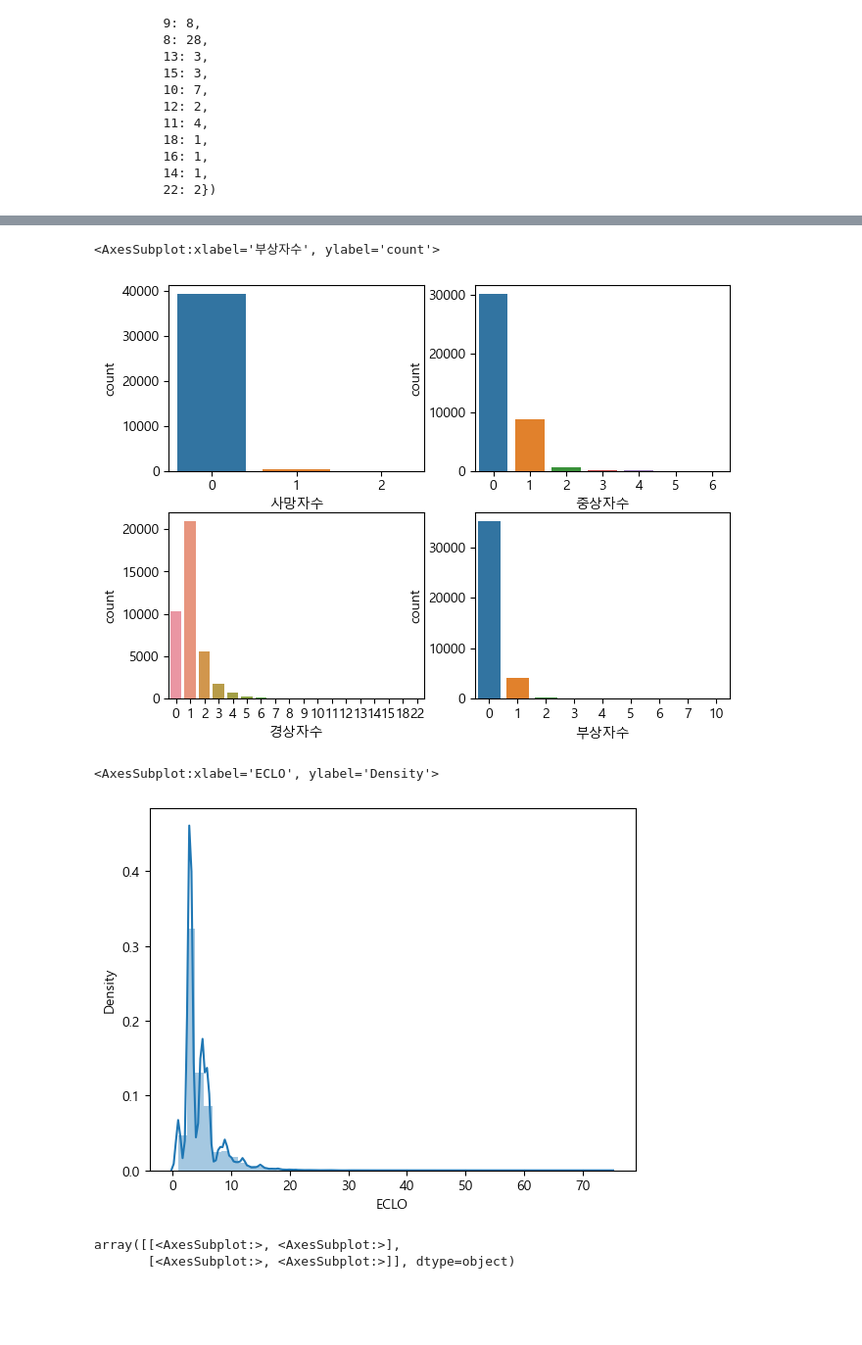
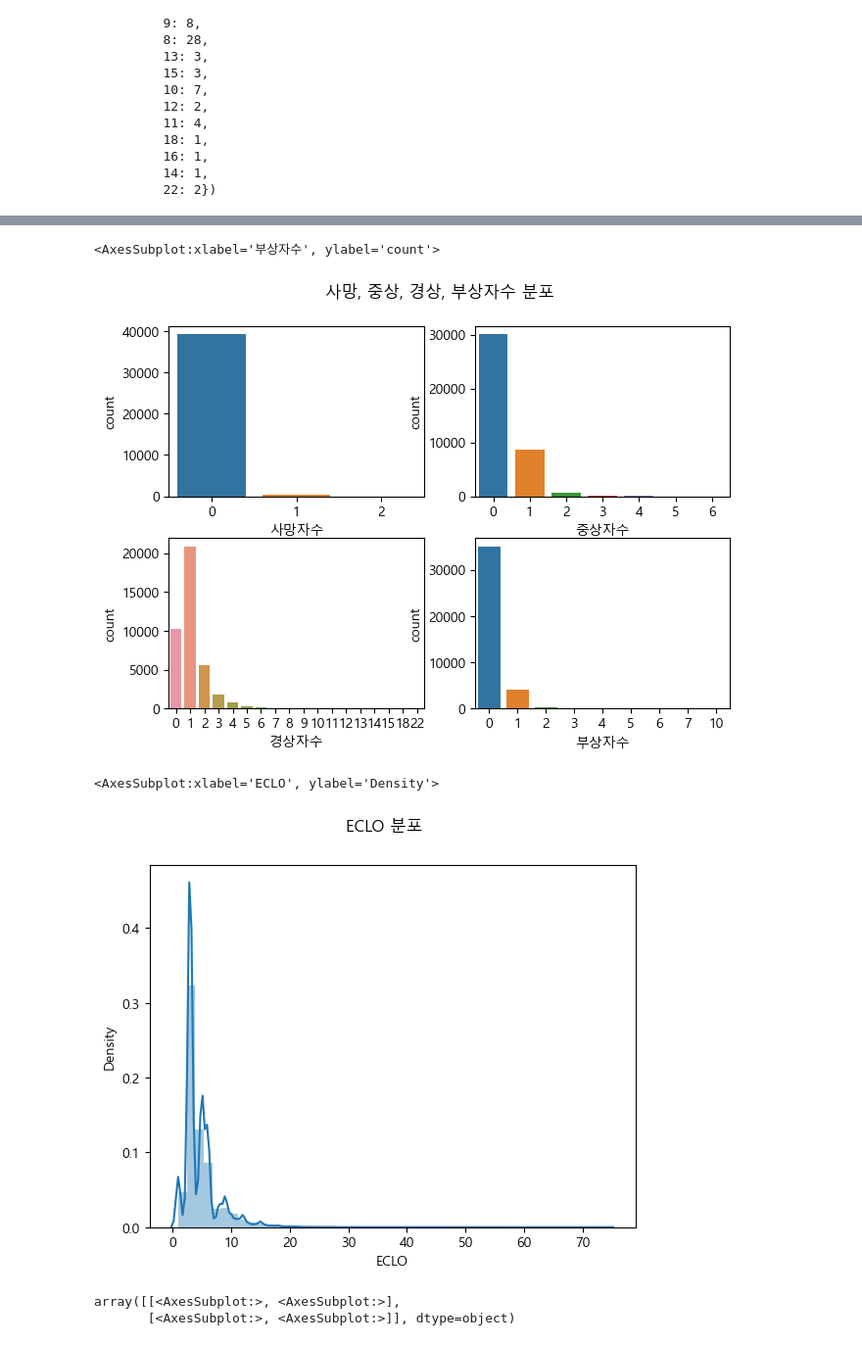
Before and after one commit to p-jiho/Traffic_Accident_Prediction, a Jupyter notebook: EDA.ipynb, the cells around one changed output, grey strips where cells are left out. Shown at 98% size. Saved outputs shown, nothing was run; the diff lists cells and outputs as text; code cells hidden in the pictures; blank space fills up the shorter version.

```diff
--- a/EDA.ipynb
+++ b/EDA.ipynb
@@ -195,14 +170,13 @@ CCTV["어린이보호구역"] = [1 if i == 2 else 0 for i in CCTV.보호구역
 CCTV["노인보호구역"] = [1 if i == 1 else 0 for i in CCTV.보호구역구분]
 CCTV["기타보호구역"] = [1 if i == 99 else 0 for i in CCTV.보호구역구분]
 
-# 단속구분
+# 단속구분 -> 데이터 확인 결과 통행위반인 경우는 없으므로 삭제
 CCTV["속도단속"] = [1 if i == 1 else 0 for i in CCTV.단속구분]
 CCTV["신호단속"] = [1 if i == 2 else 0 for i in CCTV.단속구분]
-CCTV["통행위반"] = [1 if i == 3 else 0 for i in CCTV.단속구분]
 CCTV["불법주정차"] = [1 if i == 4 else 0 for i in CCTV.단속구분]
 CCTV["기타단속"] = [1 if i == 99 else 0 for i in CCTV.단속구분]
 
-CCTV = CCTV[['설치연도', '구', '어린이보호구역', '노인보호구역', '기타보호구역', '속도단속', '신호단속', '통행위반',
+CCTV = CCTV[['설치연도', '구', '어린이보호구역', '노인보호구역', '기타보호구역', '속도단속', '신호단속',
        '불법주정차', '기타단속']]
 
 CCTV
@@ -277,7 +251,7 @@ CCTV_Total = pd.concat([CCTV_2019_Total, CCTV_2020_Total, CCTV_2021_Total, CCTV_
 
 train_new = pd.merge(train_new, CCTV_Total, how = "left", on = ["구", "Year"])
 train_new = train_new.fillna(0)
-train_new["총CCTV개수"] = train_new[['속도단속', '신호단속', '통행위반', '불법주정차', '기타단속']].sum(axis=1)
+train_new["총CCTV개수"] = train_new[['속도단속', '신호단속', '불법주정차', '기타단속']].sum(axis=1)
 # %%
 train_new
 # %% [output]
@@ -464,6 +418,9 @@ train_new[train_new.사망자수 + train_new.중상자수 + train_new.경상자
 # %%
 plt.rcParams['font.family'] = 'Malgun Gothic'
+
 fig, ax = plt.subplots(nrows = 2, ncols=2)
+
+plt.suptitle("사망, 중상, 경상, 부상자수 분포")
 fig.tight_layout()
 sns.countplot(train_new["사망자수"], ax = ax[0, 0])
 sns.countplot(train_new["중상자수"], ax = ax[0, 1])
@@ -471,12 +428,14 @@ sns.countplot(train_new["경상자수"], ax = ax[1, 0])
 sns.countplot(train_new["부상자수"], ax = ax[1, 1])
 # %% [output]
 <AxesSubplot:xlabel='부상자수', ylabel='count'>
-[figure, old version]
+[figure, new version]
 # %%
+
+plt.suptitle("ECLO 분포")
 sns.distplot(train_new.ECLO)
 # %% [output]
 <AxesSubplot:xlabel='ECLO', ylabel='Density'>
-[figure, old version]
+[figure, new version]
 # %%
 fig.subplots( nrows = 2, ncols=2)
 # %% [output]
```
Also changed, not shown: parts of 32 cells of this notebook.
